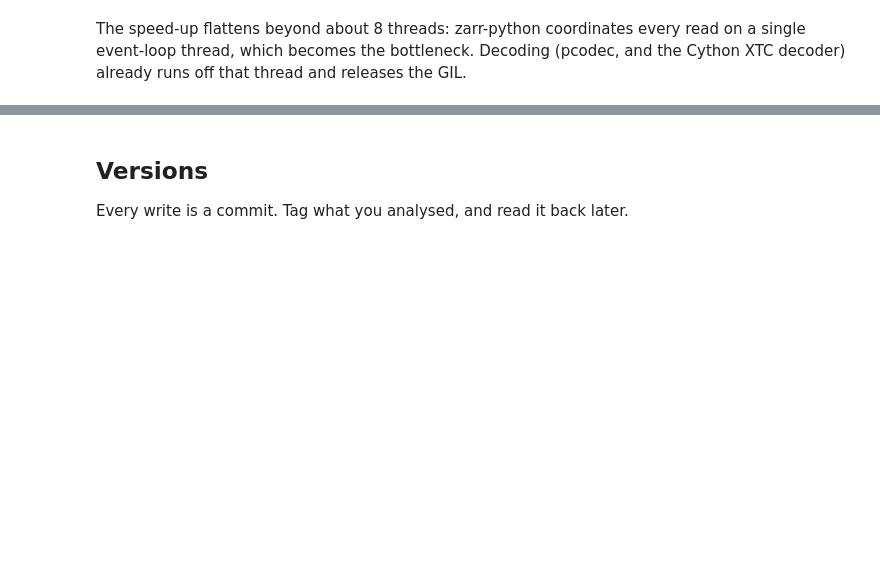
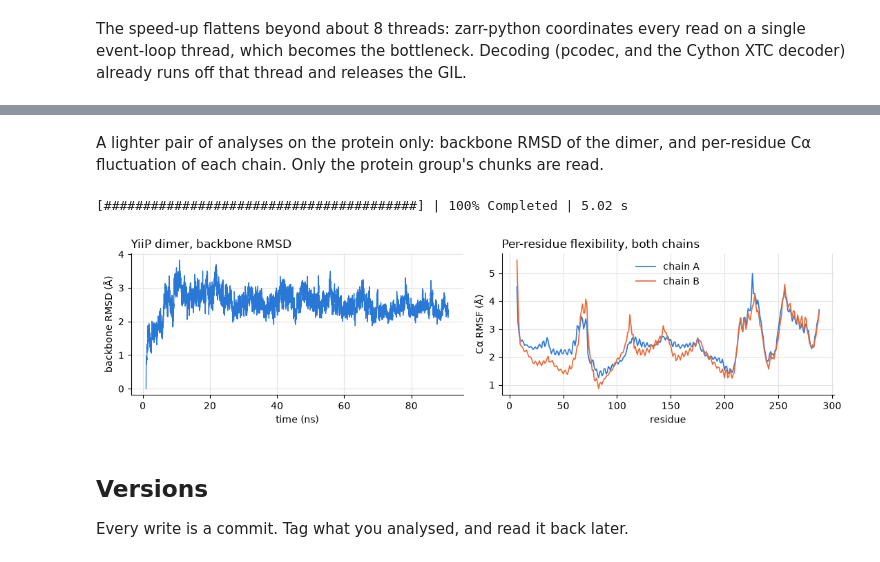
Before and after one commit to hmacdope/simlake, a Jupyter notebook: examples/showcase_v2.ipynb, the cells around one changed output, grey strips where cells are left out. Saved outputs shown, nothing was run; the diff lists cells and outputs as text; code cells hidden in the pictures; blank space fills up the shorter version.

```diff
--- a/examples/showcase_v2.ipynb
+++ b/examples/showcase_v2.ipynb
@@ -376,3 +429,30 @@ Cython XTC decoder) already runs off that thread and releases the GIL.
+# %% [markdown]
+A lighter pair of analyses on the protein only: backbone RMSD of the dimer, and
+per-residue Cα fluctuation of each chain. Only the protein group's chunks are read.
+# %%
+rmsd_yiip = big.isel(replica=[1]).md.select("protein and backbone").md.rmsd()
+ca_yiip = big.isel(replica=[1]).md.select("protein and name CA").position
+rmsf_yiip = ca_yiip.var("frame").sum("spatial") ** 0.5
+
+with dask.config.set(scheduler="threads", num_workers=8), ProgressBar(dt=5.0):
+    rmsd_out, rmsf_out = dask.compute(rmsd_yiip, rmsf_yiip)
+# %% [output]
+[########################################] | 100% Completed | 5.02 s
+# %%
+fig, (ax1, ax2) = plt.subplots(1, 2, figsize=(11, 3))
+t_ns = big.time.sel(replica=1) / 1000
+ax1.plot(t_ns, rmsd_out.sel(replica=1), color="#2a78d6", lw=1)
+ax1.set(xlabel="time (ns)", ylabel="backbone RMSD (Å)", title="YiiP dimer, backbone RMSD")
+
+rmsf_native = rmsf_out.sel(replica=1)
+for segid, color in (("PROA", "#2a78d6"), ("PROB", "#eb6834")):
+    chain = rmsf_native.where(rmsf_native.atom_segid == segid, drop=True)
+    ax2.plot(chain.atom_resid, chain, color=color, lw=1.2, label=f"chain {segid[-1]}")
+ax2.set(xlabel="residue", ylabel="Cα RMSF (Å)", title="Per-residue flexibility, both chains")
+ax2.legend()
+plt.tight_layout();
+# %% [output]
+[figure, added]
 # %% [markdown]
 ## Versions
 
```
Also changed, not shown: parts of 17 cells of this notebook, 2 other files.
